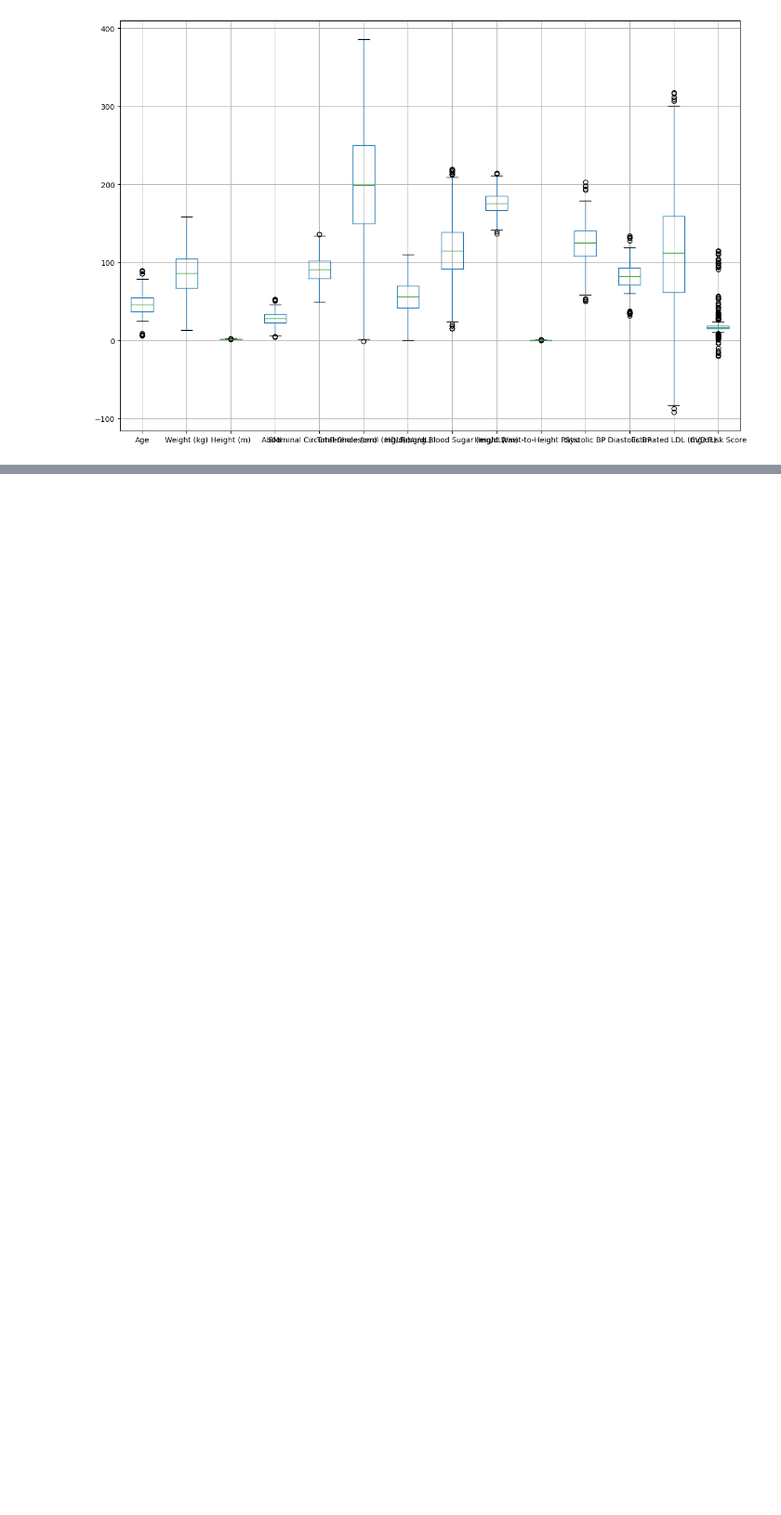
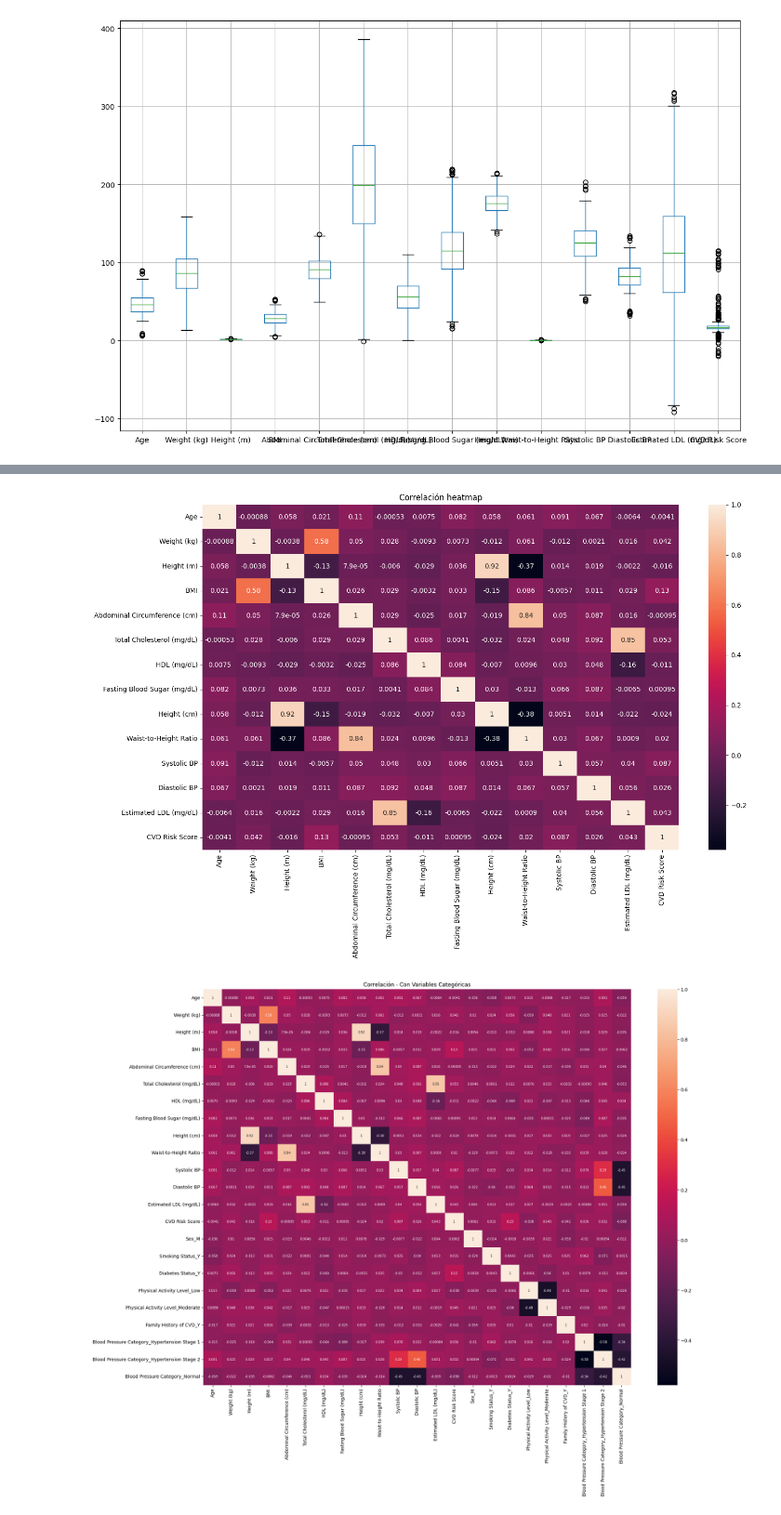
Before and after one commit to jeronimov10/Aprendizaje-en-maquina, a Jupyter notebook: Labs/lab1/lab1.ipynb, the cells around one changed output, grey strips where cells are left out. Shown at 93% size. Cells and saved outputs as stored; diff of their text form; code cells hidden in the pictures; blank space fills up the shorter version.

```diff
--- a/Labs/lab1/lab1.ipynb
+++ b/Labs/lab1/lab1.ipynb
@@ -242,11 +136,0 @@ Estas transformaciones se hacen para asegurar unos datos de entranamiento lo mas
-# %%
-# 1) Remplzar los datos nulos por la mediana
-for columna in df.columns:
-    if df[columna].isnull().sum() > 0:
-        mediana = df[columna].median()
-        df[columna].fillna(mediana, inplace=True)
-
-print(df.isnull().sum())
-
-
-# Se cambiaron todos los datos nulos por la medaiana asegurando que ya no hayan datos nulos en el dataset
@@ -285,7 +136,0 @@ print(len(df))
-# %%
-# 3) Porblemas de consistencia
-df = df.drop('Height (cm)', axis=1)
-
-df.info()
-
-# Aca se elimino la columna altura con cm ya que no es relavente
@@ -310,4 +136,0 @@ memory usage: 279.0+ KB
-# %%
-df['Date of Service'] = pd.to_datetime(df['Date of Service'], format='mixed', dayfirst=False)
-
-# De esta manera estandarizamos todas las fechas para que todas esten en el mismo formato "año-mes-dia"
@@ -516,0 +175,20 @@ R2-score: 0.55
+# %%
+plt.figure(figsize=(15, 10))
+corr_numeric = df.corr(numeric_only=True)
+sns.heatmap(corr_numeric, annot=True)
+plt.title('Correlación heatmap')
+plt.tight_layout()
+plt.show()
+
+
+df_encoded = pd.get_dummies(df, columns=['Sex', 'Smoking Status', 'Diabetes Status', 'Physical Activity Level', 'Family History of CVD', 'Blood Pressure Category'], drop_first=True)
+
+plt.figure(figsize=(20, 16))
+corr_encoded = df_encoded.corr(numeric_only=True)
+sns.heatmap(corr_encoded, annot=True, annot_kws={'size': 7})
+plt.title('Correlación - Con Variables Categóricas')
+plt.tight_layout()
+plt.show()
+# %% [output]
+[figure, added]
+[figure, added]
```
Also changed, not shown: parts of 101 cells of this notebook, 1 other file.
